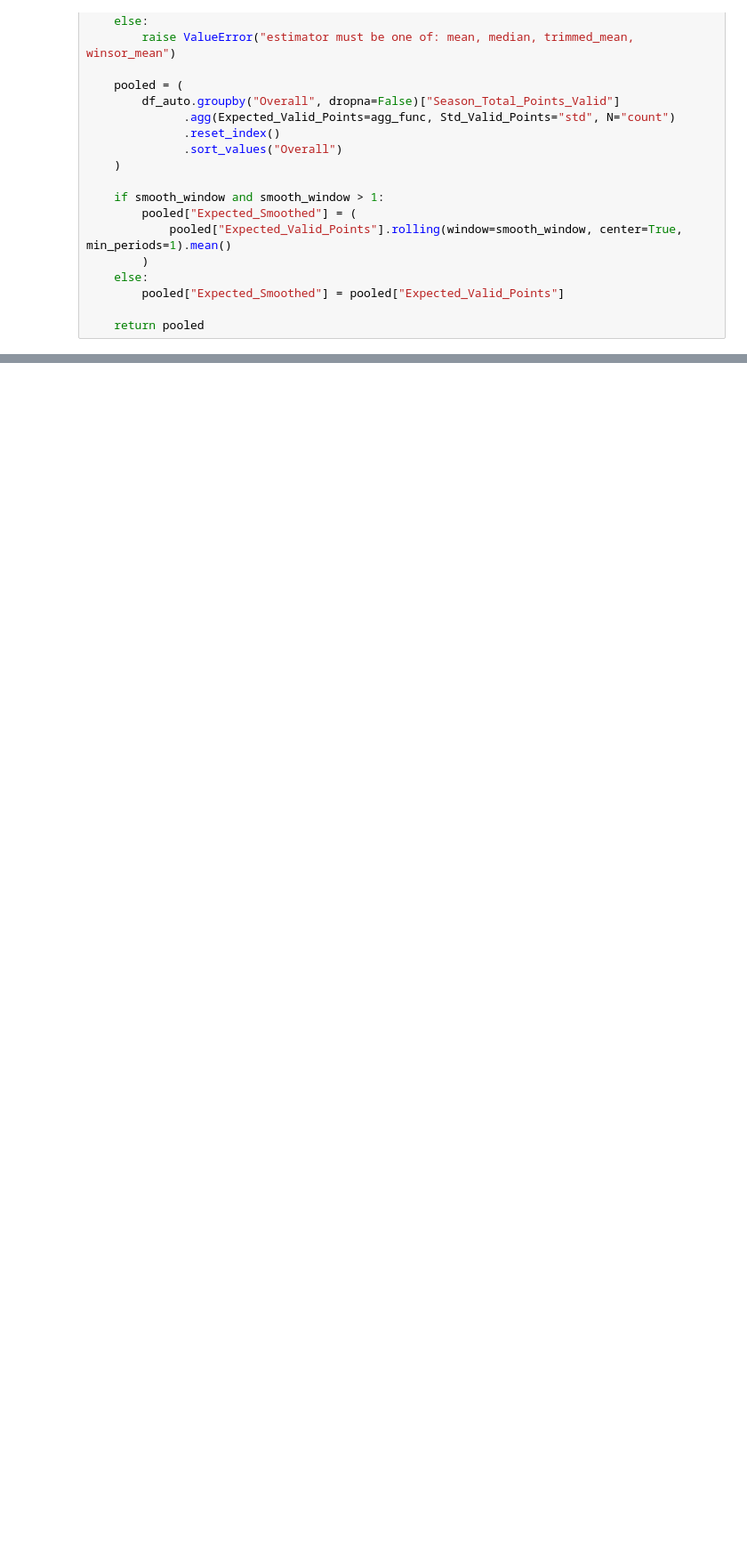
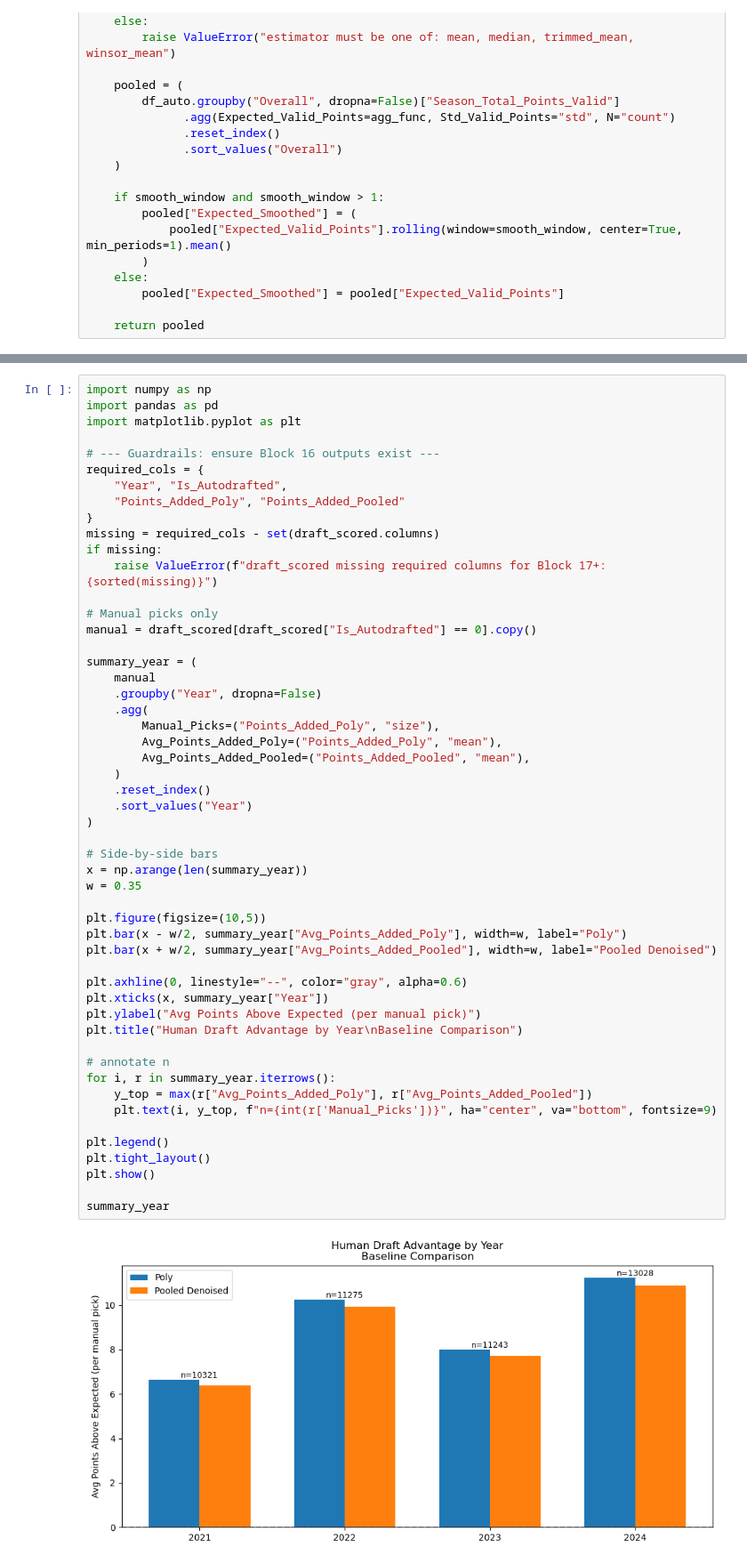
Before and after one commit to tmorgan251/fantasy_football, a Jupyter notebook: DavidBaselineSecondAttempt.ipynb, the cells around one changed output, grey strips where cells are left out. Shown at 89% size. Cells and saved outputs as stored; diff of their text form; blank space fills up the shorter version.

```diff
--- a/DavidBaselineSecondAttempt.ipynb
+++ b/DavidBaselineSecondAttempt.ipynb
@@ -996,0 +1429,54 @@ print(expected_by_pick_pooled[["Overall","Expected_Valid_Points","Expected_Smoot
+# %%
+import numpy as np
+import pandas as pd
+import matplotlib.pyplot as plt
+
+# --- Guardrails: ensure Block 16 outputs exist ---
+required_cols = {
+    "Year", "Is_Autodrafted",
+    "Points_Added_Poly", "Points_Added_Pooled"
+}
+missing = required_cols - set(draft_scored.columns)
+if missing:
+    raise ValueError(f"draft_scored missing required columns for Block 17+: {sorted(missing)}")
+
+# Manual picks only
+manual = draft_scored[draft_scored["Is_Autodrafted"] == 0].copy()
+
+summary_year = (
+    manual
+    .groupby("Year", dropna=False)
+    .agg(
+        Manual_Picks=("Points_Added_Poly", "size"),
+        Avg_Points_Added_Poly=("Points_Added_Poly", "mean"),
+        Avg_Points_Added_Pooled=("Points_Added_Pooled", "mean"),
+    )
+    .reset_index()
+    .sort_values("Year")
+)
+
+# Side-by-side bars
+x = np.arange(len(summary_year))
+w = 0.35
+
+plt.figure(figsize=(10,5))
+plt.bar(x - w/2, summary_year["Avg_Points_Added_Poly"], width=w, label="Poly")
+plt.bar(x + w/2, summary_year["Avg_Points_Added_Pooled"], width=w, label="Pooled Denoised")
+
+plt.axhline(0, linestyle="--", color="gray", alpha=0.6)
+plt.xticks(x, summary_year["Year"])
+plt.ylabel("Avg Points Above Expected (per manual pick)")
+plt.title("Human Draft Advantage by Year\nBaseline Comparison")
+
+# annotate n
+for i, r in summary_year.iterrows():
+    y_top = max(r["Avg_Points_Added_Poly"], r["Avg_Points_Added_Pooled"])
+    plt.text(i, y_top, f"n={int(r['Manual_Picks'])}", ha="center", va="bottom", fontsize=9)
+
+plt.legend()
+plt.tight_layout()
+plt.show()
+
+summary_year
+# %% [output]
+[figure, added]
```
Also changed, not shown: parts of 20 cells of this notebook.
